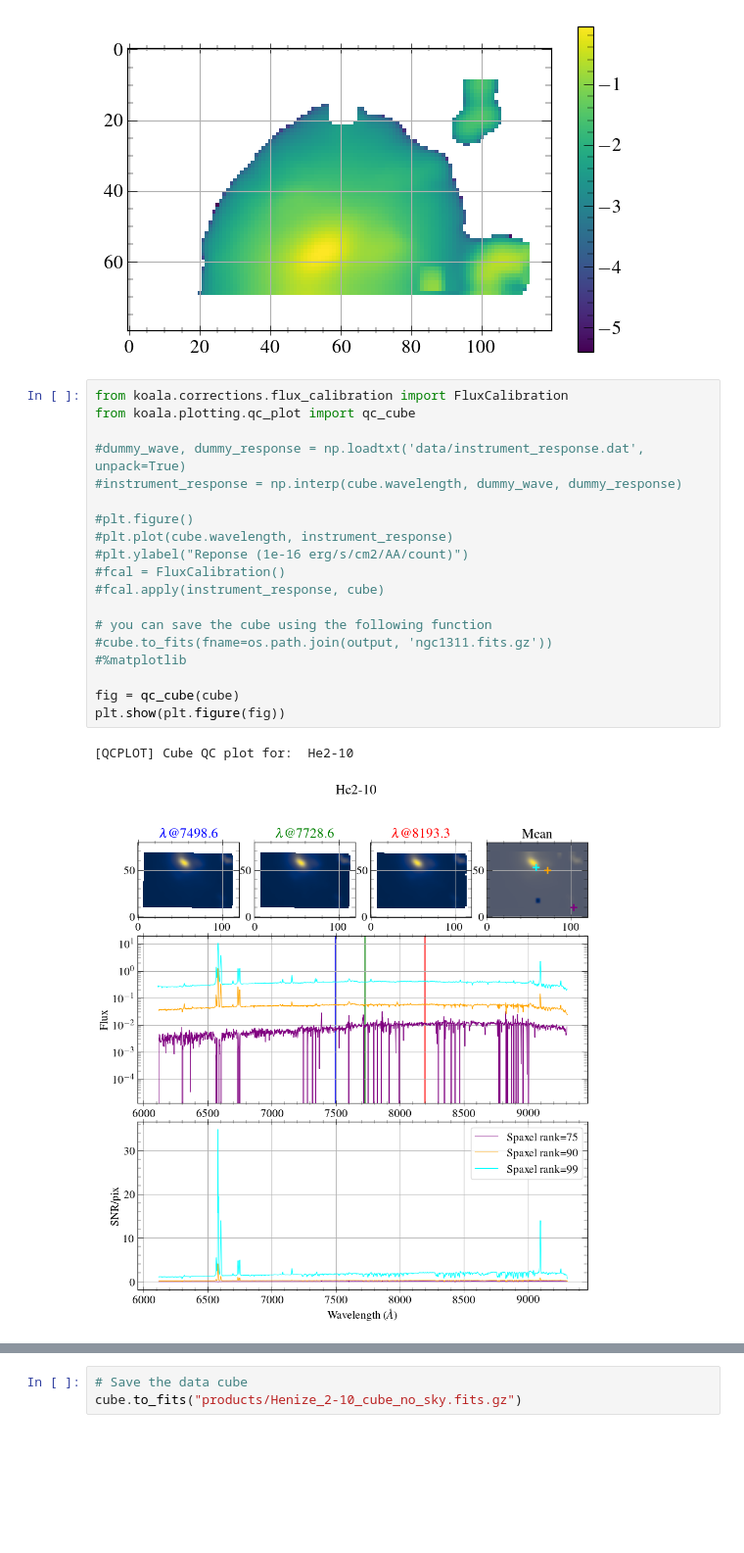
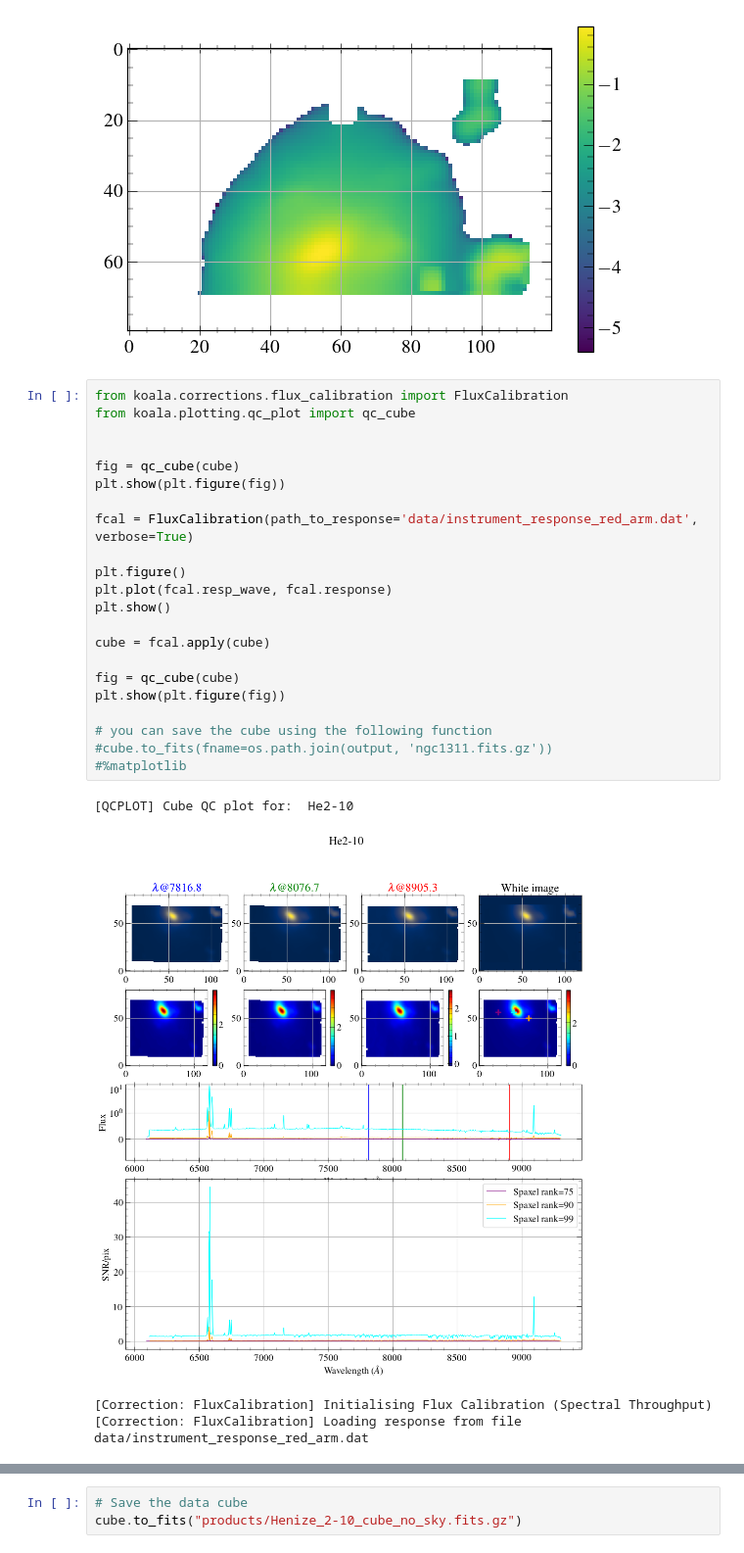
Before and after one commit to pykoala/pykoala, a Jupyter notebook: tutorials/reduction_sequence_science.ipynb, the cells around one changed output, grey strips where cells are left out. Shown at 98% size. Saved outputs shown, nothing was run; the diff lists cells and outputs as text; blank space fills up the shorter version.

Commit message:
improve flux calibration module

```diff
--- a/tutorials/reduction_sequence_science.ipynb
+++ b/tutorials/reduction_sequence_science.ipynb
@@ -165,22 +165,27 @@ plt.colorbar()
 # %%
 from koala.corrections.flux_calibration import FluxCalibration
 from koala.plotting.qc_plot import qc_cube
 
-#dummy_wave, dummy_response = np.loadtxt('data/instrument_response.dat', unpack=True)
-#instrument_response = np.interp(cube.wavelength, dummy_wave, dummy_response)
 
-#plt.figure()
-#plt.plot(cube.wavelength, instrument_response)
-#plt.ylabel("Reponse (1e-16 erg/s/cm2/AA/count)")
-#fcal = FluxCalibration()
-#fcal.apply(instrument_response, cube)
+fig = qc_cube(cube)
+plt.show(plt.figure(fig))
+
+fcal = FluxCalibration(path_to_response='data/instrument_response_red_arm.dat', verbose=True)
+
+plt.figure()
+plt.plot(fcal.resp_wave, fcal.response)
+plt.show()
+
+cube = fcal.apply(cube)
+
+fig = qc_cube(cube)
+plt.show(plt.figure(fig))
 
 # you can save the cube using the following function
 #cube.to_fits(fname=os.path.join(output, 'ngc1311.fits.gz'))
 #%matplotlib
-
-fig = qc_cube(cube)
-plt.show(plt.figure(fig))
 # %% [output]
 [QCPLOT] Cube QC plot for:  He2-10
-[figure, old version]
+[figure, new version]
+[Correction: FluxCalibration] Initialising Flux Calibration (Spectral Throughput)
+[Correction: FluxCalibration] Loading response from file data/instrument_response_red_arm.dat
```
Also changed, not shown: parts of 2 cells of this notebook, 2 other files.
